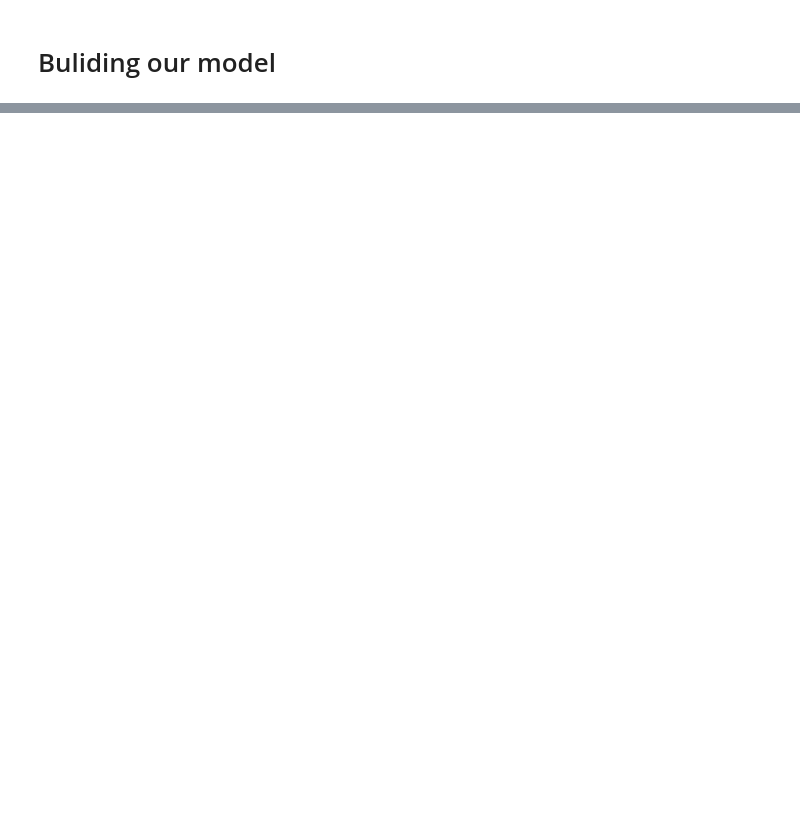
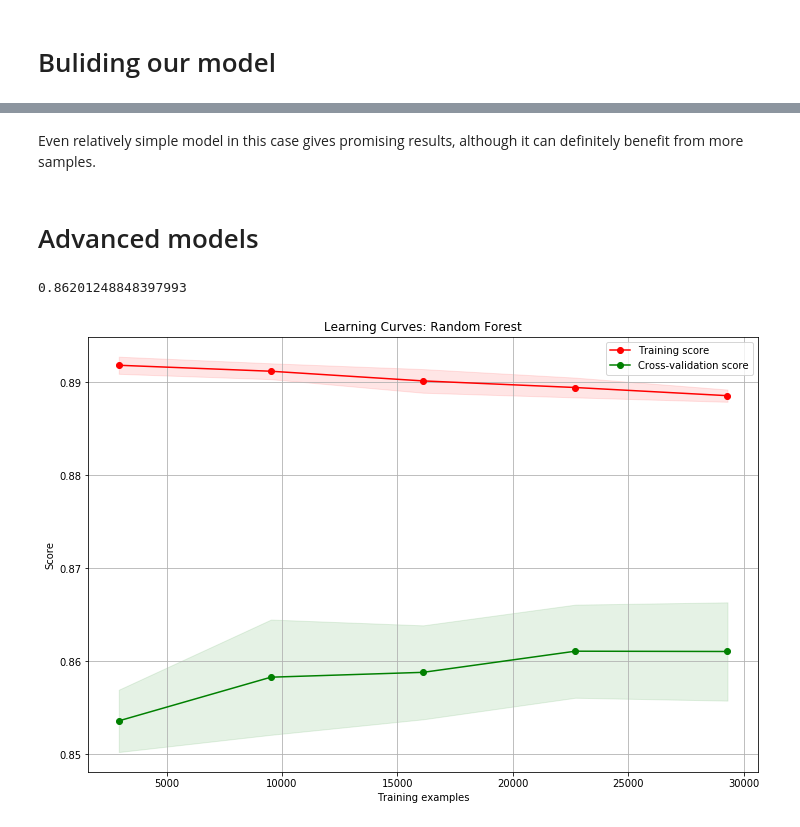
Before and after one commit to GregSzopinski/introductory-machine-learning, a Jupyter notebook: Adult data/Adult_names_classification.ipynb, the cells around one changed output, grey strips where cells are left out. Cells and saved outputs as stored; diff of their text form; code cells hidden in the pictures; blank space fills up the shorter version.

```diff
--- a/Adult data/Adult_names_classification.ipynb
+++ b/Adult data/Adult_names_classification.ipynb
@@ -240,7 +279,7 @@ model = DecisionTreeClassifier(max_depth=10, random_state=123)
 # %%
 pipe = Pipeline([('imputer',Imputer(strategy='most_frequent')),
-                 ('scaler', StandardScaler()),
-                 ('selector', SelectKBest(f_classif,k=17)),
+                 #('scaler', MaxAbsScaler()),
+                 ('selector', SelectKBest(f_classif,k='all')),
                  ('CF', model)
                 ])
 # %%
@@ -294,0 +328,23 @@ plt.show()
+# %% [markdown]
+Even relatively simple model in this case gives promising results, although it can definitely benefit from more samples.
+# %% [markdown]
+# Advanced models
+# %%
+#same as above, but this time we can try something more robust and computionally demanding
+adv_model = RandomForestClassifier(n_estimators=80, max_depth=20, min_samples_split=2, min_samples_leaf=5, random_state=123)
+# %%
+adv_pipe = Pipeline([('imputer',Imputer(strategy='most_frequent')),
+                     #('scaler', MaxAbsScaler()),
+                     ('selector', SelectKBest(f_classif,k='all')),
+                     ('CF', adv_model)
+                    ])
+# %%
+train_and_predict(adv_pipe, X, y, test_size=0.33)
+# %% [output]
+0.86201248848397993
+# %%
+
+plt = plot_learning_curve(adv_model, "Learning Curves: Random Forest", X, y, cv=10, n_jobs=4)
+plt.show()
+# %% [output]
+[figure, added]
```
Also changed, not shown: parts of 32 cells of this notebook.
